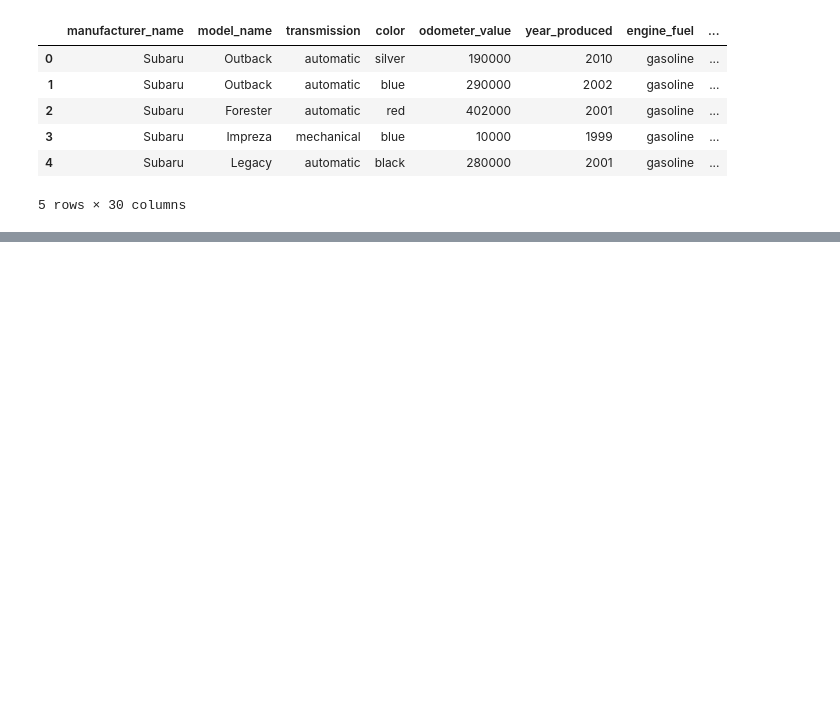
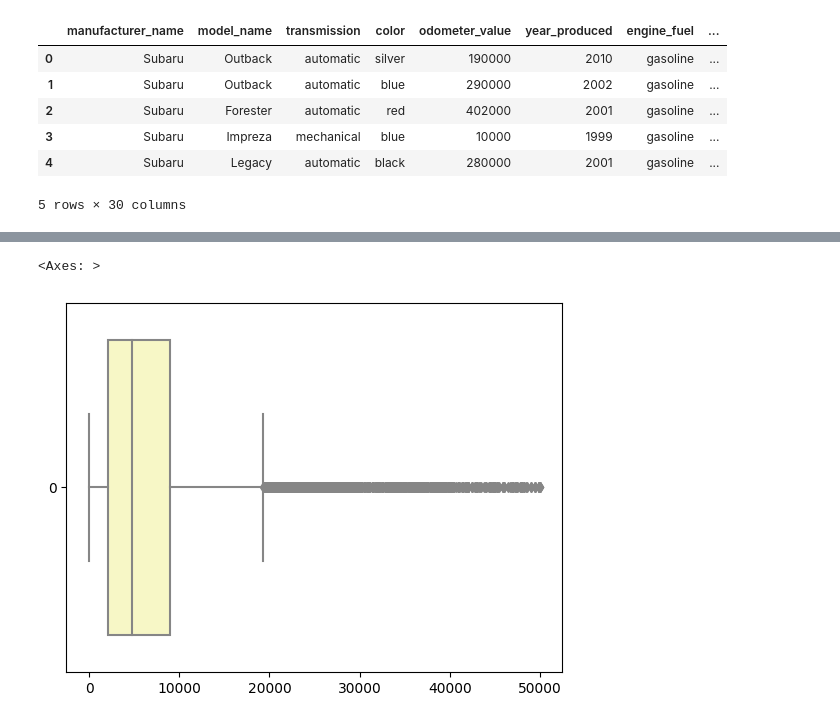
Before and after one commit to jariel17/curso-estadistica-descriptiva, a Jupyter notebook: 10_medidas_dispersion.ipynb, the cells around one changed output, grey strips where cells are left out. Drawn from its saved outputs; the diff is of its cells as text; code cells hidden in the pictures; blank space fills up the shorter version.

```diff
--- a/10_medidas_dispersion.ipynb
+++ b/10_medidas_dispersion.ipynb
@@ -29,0 +74,5 @@ df.head()
+# %%
+sns.boxplot(df['price_usd'], orient='h', palette='Spectral')
+# %% [output]
+<Axes: >
+[figure, added]
```
Also changed, not shown: parts of 9 cells of this notebook.
